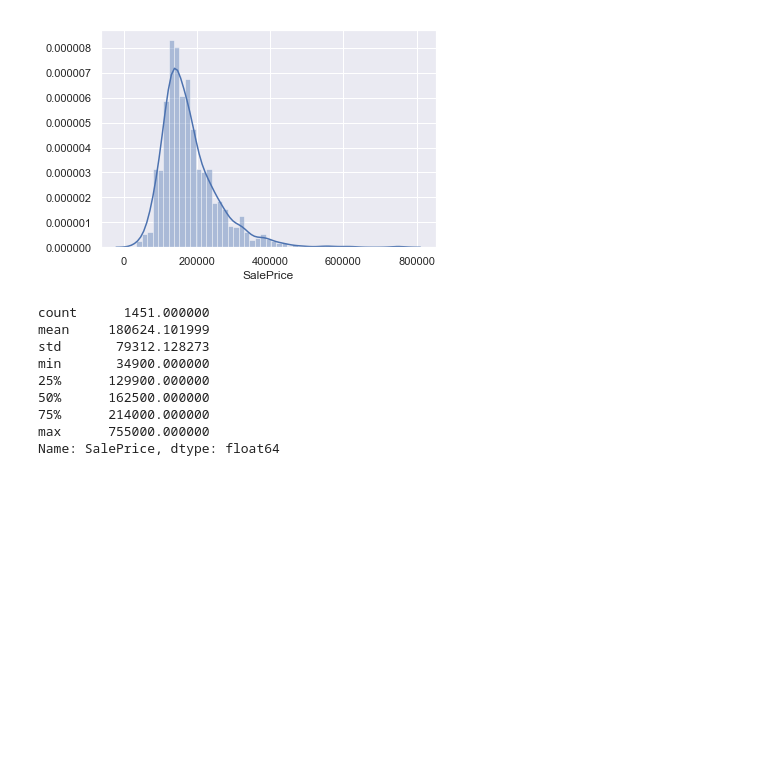
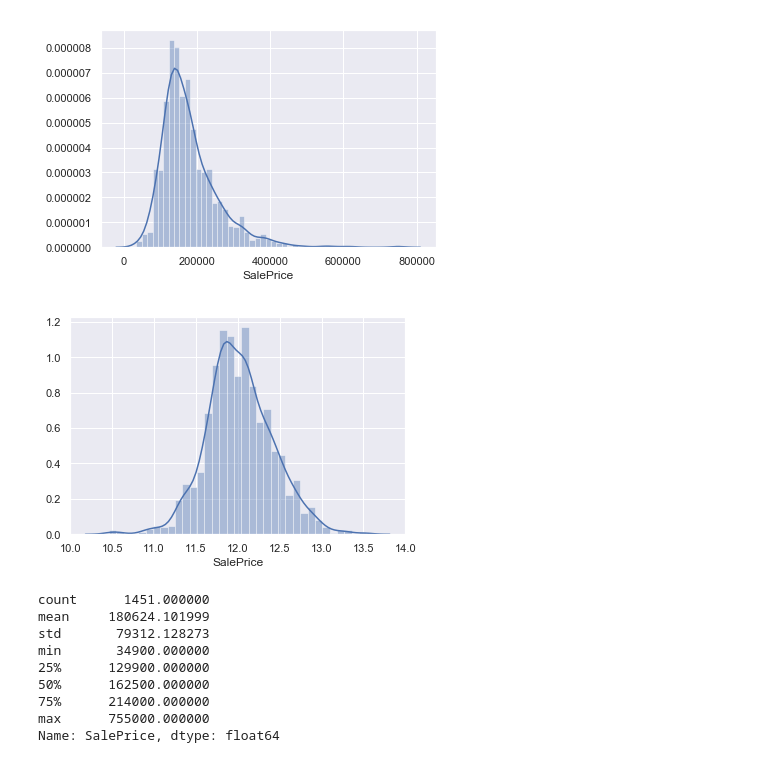
Before and after one commit to marekts/Projects, a Jupyter notebook: Real estate price prediction/Price predict.ipynb, the cells around one changed output. Saved outputs shown, nothing was run; the diff lists cells and outputs as text; code cells hidden in the pictures; blank space fills up the shorter version.

```diff
--- a/Real estate price prediction/Price predict.ipynb
+++ b/Real estate price prediction/Price predict.ipynb
@@ -113,8 +117,8 @@ Name: MiscFeature, dtype: int64
 # %%
 cleaned_data = data_frame.copy()
 # %%
-cleaned_data[['MiscFeature', 'PoolQC', 'Alley', 'Fence',
-              'FireplaceQu']] = data_frame[['MiscFeature', 'PoolQC', 'Alley', 'Fence', 'FireplaceQu']].fillna('NA')
+cleaned_data[['MiscFeature', 'PoolQC', 'Alley', 'Fence', 'FireplaceQu']] = data_frame[['MiscFeature',
+'PoolQC', 'Alley', 'Fence', 'FireplaceQu']].fillna('NA')
 # %%
 cleaned_data[cleaned_data['GarageYrBlt'].isnull()][:5]
 # %% [output]
@@ -128,8 +132,8 @@ cleaned_data[cleaned_data['GarageYrBlt'].isnull()][:5]
 Where 'GarageYrBlt' equals 'NaN', there other empty 'garage' values is empty, as well. Follow descirbe data it means no garage.
 # %%
 cleaned_data['GarageYrBlt'].fillna(0, inplace=True) #numerical features replace on number
-cleaned_data[['GarageType', 'GarageFinish', 'GarageQual',
-              'GarageCond']] = data_frame[['GarageType', 'GarageFinish', 'GarageQual', 'GarageCond']].fillna('NA')
+cleaned_data[['GarageType', 'GarageFinish', 'GarageQual', 'GarageCond']] = data_frame[['GarageType',
+'GarageFinish', 'GarageQual', 'GarageCond']].fillna('NA')
 # %%
 data_frame[data_frame['BsmtExposure'].isnull()][:5]
 # %% [output]
@@ -142,8 +146,8 @@ data_frame[data_frame['BsmtExposure'].isnull()][:5]
 # %% [markdown]
 The same situation as above.
 # %%
-cleaned_data[['BsmtQual', 'BsmtCond', 'BsmtExposure', 'BsmtFinType1',
-              'BsmtFinType2']] = data_frame[['BsmtQual', 'BsmtCond', 'BsmtExposure', 'BsmtFinType1', 'BsmtFinType2']].fillna('NA')
+cleaned_data[['BsmtQual', 'BsmtCond', 'BsmtExposure', 'BsmtFinType1', 'BsmtFinType2']] = data_frame[['BsmtQual',
+'BsmtCond', 'BsmtExposure', 'BsmtFinType1', 'BsmtFinType2']].fillna('NA')
 # %%
 cleaned_data[cleaned_data['LotFrontage'].isnull()][:5]
 # %% [output]
@@ -195,6 +199,11 @@ Let's see a little bit closer to our target values 'SalePrice'.
 sns.distplot(cleaned_data['SalePrice']);
 # %% [output]
 [figure]
+# %%
+#log target
+sns.distplot(np.log(cleaned_data['SalePrice']));
+# %% [output]
+[figure, added]
 # %%
 cleaned_data['SalePrice'].describe()
 # %% [output]
```
Also changed, not shown: parts of 77 cells of this notebook.
